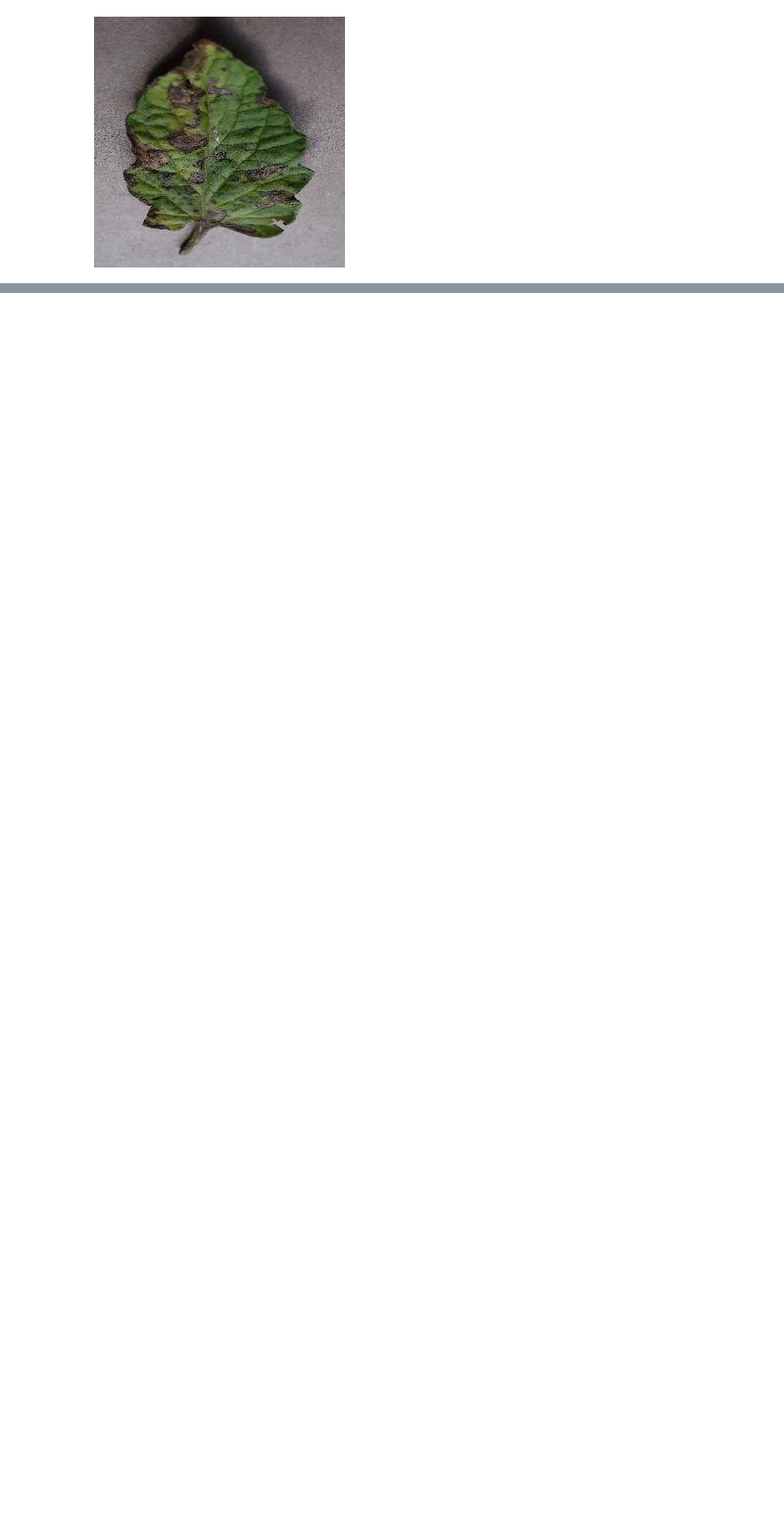
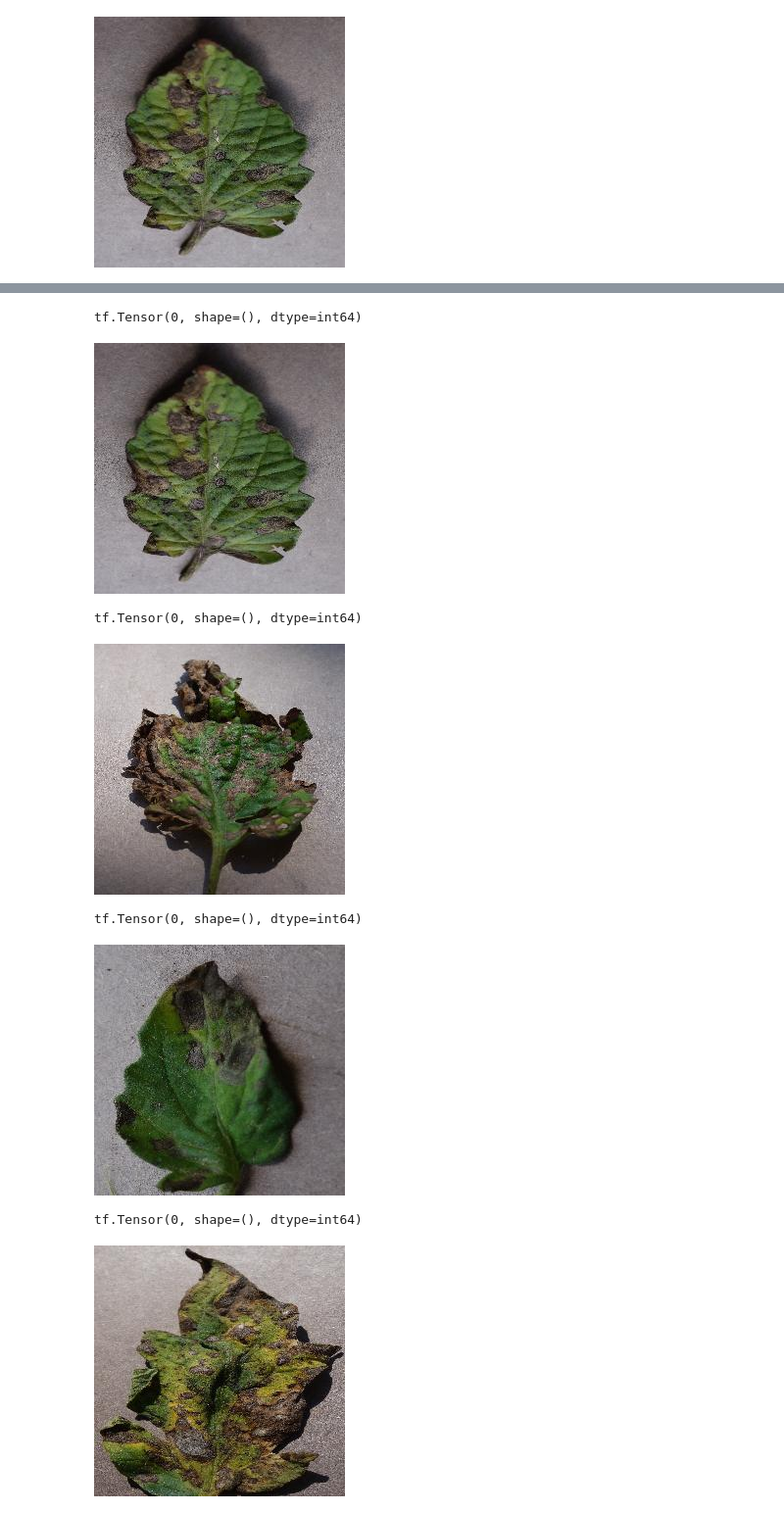
Before and after one commit to bitjockey42/ikapati-research, a Jupyter notebook: notebooks/2.1-agj-image-preprocessing.ipynb, the cells around one changed output, grey strips where cells are left out. Shown at 98% size. Saved outputs shown, nothing was run; the diff lists cells and outputs as text; code cells hidden in the pictures; blank space fills up the shorter version.

Commit message:
Convert multiple images
Former-commit-id: 79e4685acc3907b79d4334b9624e334d19724b91

```diff
--- a/notebooks/2.1-agj-image-preprocessing.ipynb
+++ b/notebooks/2.1-agj-image-preprocessing.ipynb
@@ -356,0 +374,24 @@ display.Image(data[0]["image"].numpy())
+# %%
+# Convert Image Data to TFREcord
+from src.data.image_processing import preprocess_image, load_image
+from src.data.utils import get_label_id
+
+# Set filenames
+record_file = "images.tfrecords"
+filenames = list(map(str, image_paths[:10]))
+
+def image_example(filename):
+    image_string = open(filename, "rb").read()
+    label = get_label(filename)
+    # Define the features of your tfrecord
+    feature = {'image_raw':  _bytes_feature(tf.compat.as_bytes(image_string)),
+               'label':  _int64_feature(int(label))}
+    # Serialize to string and write to file
+    return tf.train.Example(features=tf.train.Features(feature=feature))
+
+
+with tf.io.TFRecordWriter(record_file) as writer:
+    for filename in filenames:
+        print(filename)
+        example = image_example(filename)
+        writer.write(example.SerializeToString())
@@ -356,0 +409,15 @@ display.Image(data[0]["image"].numpy())
+# %%
+raw_image_dataset = tf.data.TFRecordDataset(record_file)
+
+# Create a dictionary describing the features.
+image_feature_description = {
+    'image_raw': tf.io.FixedLenFeature([], tf.string),
+    'label': tf.io.FixedLenFeature([], tf.int64),
+}
+
+def _parse_image_function(example_proto):
+  # Parse the input tf.Example proto using the dictionary above.
+  return tf.io.parse_single_example(example_proto, image_feature_description)
+
+parsed_image_dataset = raw_image_dataset.map(_parse_image_function)
+parsed_image_dataset
@@ -356,0 +426,14 @@ display.Image(data[0]["image"].numpy())
+# %%
+for image_features in parsed_image_dataset:
+    image_data = image_features["image_raw"].numpy()
+    print(image_features["label"])
+    display.display(display.Image(image_data))
+# %% [output]
+tf.Tensor(0, shape=(), dtype=int64)
+[figure, added]
+tf.Tensor(0, shape=(), dtype=int64)
+[figure, added]
+tf.Tensor(0, shape=(), dtype=int64)
+[figure, added]
+tf.Tensor(0, shape=(), dtype=int64)
+[figure, added]
```
Also changed, not shown: parts of 12 cells of this notebook.
